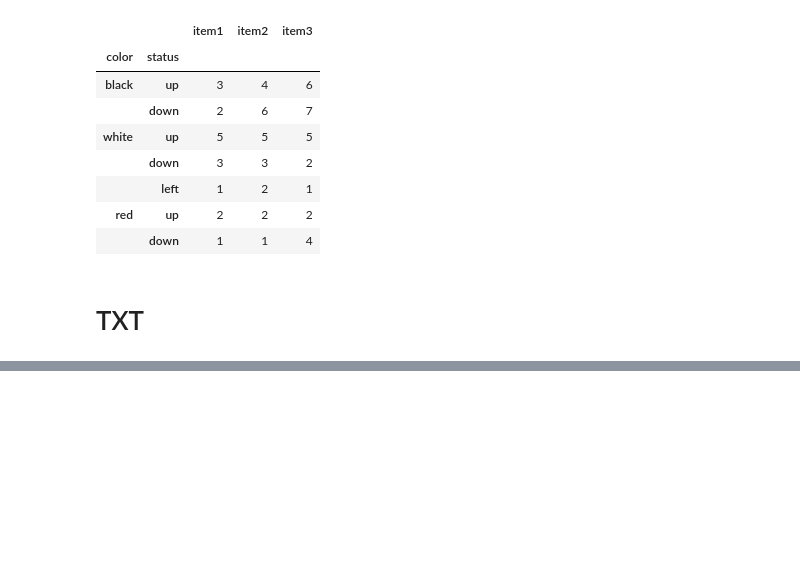
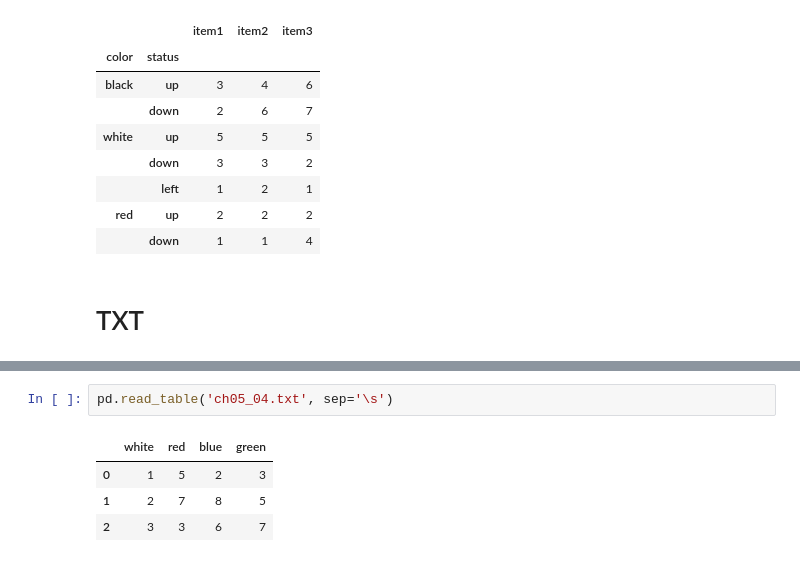
Before and after one commit to BrunoBento8/Python-DA, a Jupyter notebook: Python_DA_Chapter_5.ipynb, the cells around one changed output, grey strips where cells are left out. Drawn from its saved outputs; the diff is of its cells as text; blank space fills up the shorter version.

```diff
--- a/Python_DA_Chapter_5.ipynb
+++ b/Python_DA_Chapter_5.ipynb
@@ -112,0 +138,7 @@ pd.read_csv('myCSV_03.csv', index_col=['color','status'])
+# %%
+pd.read_table('ch05_04.txt', sep='\s')
+# %% [output]
+|  | white | red | blue | green |
+| 0 | 1 | 5 | 2 | 3 |
+| 1 | 2 | 7 | 8 | 5 |
+| 2 | 3 | 3 | 6 | 7 |
```
Also changed, not shown: parts of 10 cells of this notebook.
